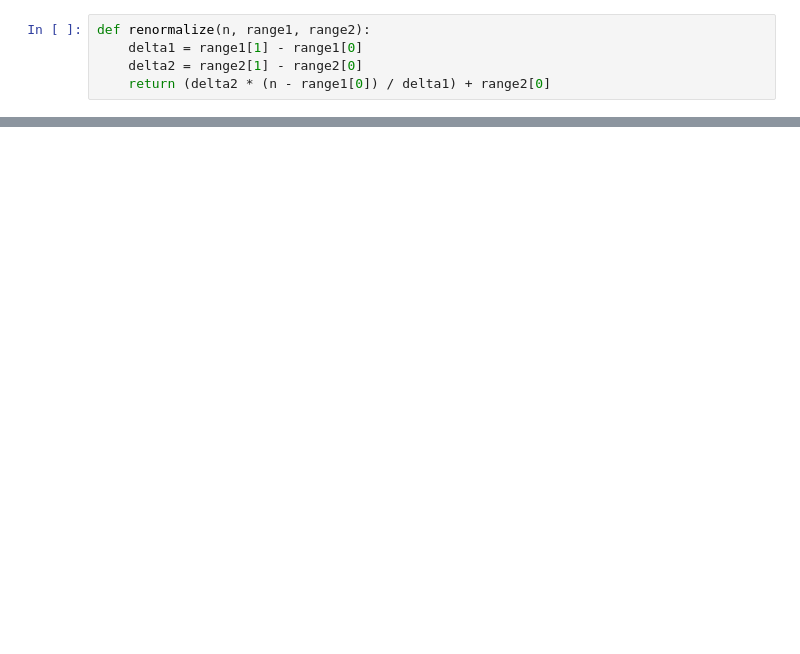
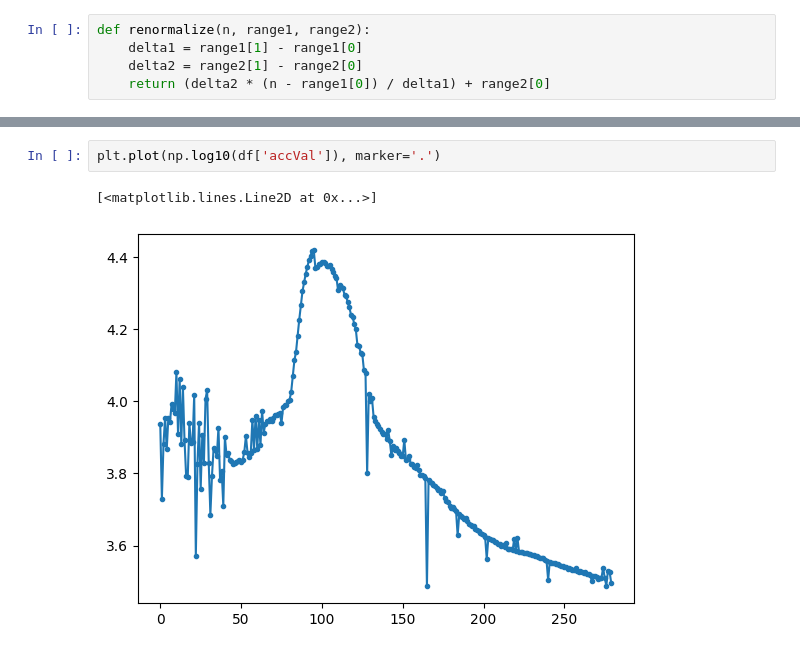
Before and after one commit to augmented-human-lab/prompt-to-touch, a Jupyter notebook: notebooks/imu_notebook.ipynb, the cells around one changed output, grey strips where cells are left out. Drawn from its saved outputs; the diff is of its cells as text; blank space fills up the shorter version.

```diff
--- a/notebooks/imu_notebook.ipynb
+++ b/notebooks/imu_notebook.ipynb
@@ -88,0 +135,5 @@ for i in range(10,500,1):
+# %%
+plt.plot(np.log10(df['accVal']), marker='.')
+# %% [output]
+[<matplotlib.lines.Line2D at 0x...>]
+[figure, added]
```
Also changed, not shown: parts of 10 cells of this notebook, 9 other files.
